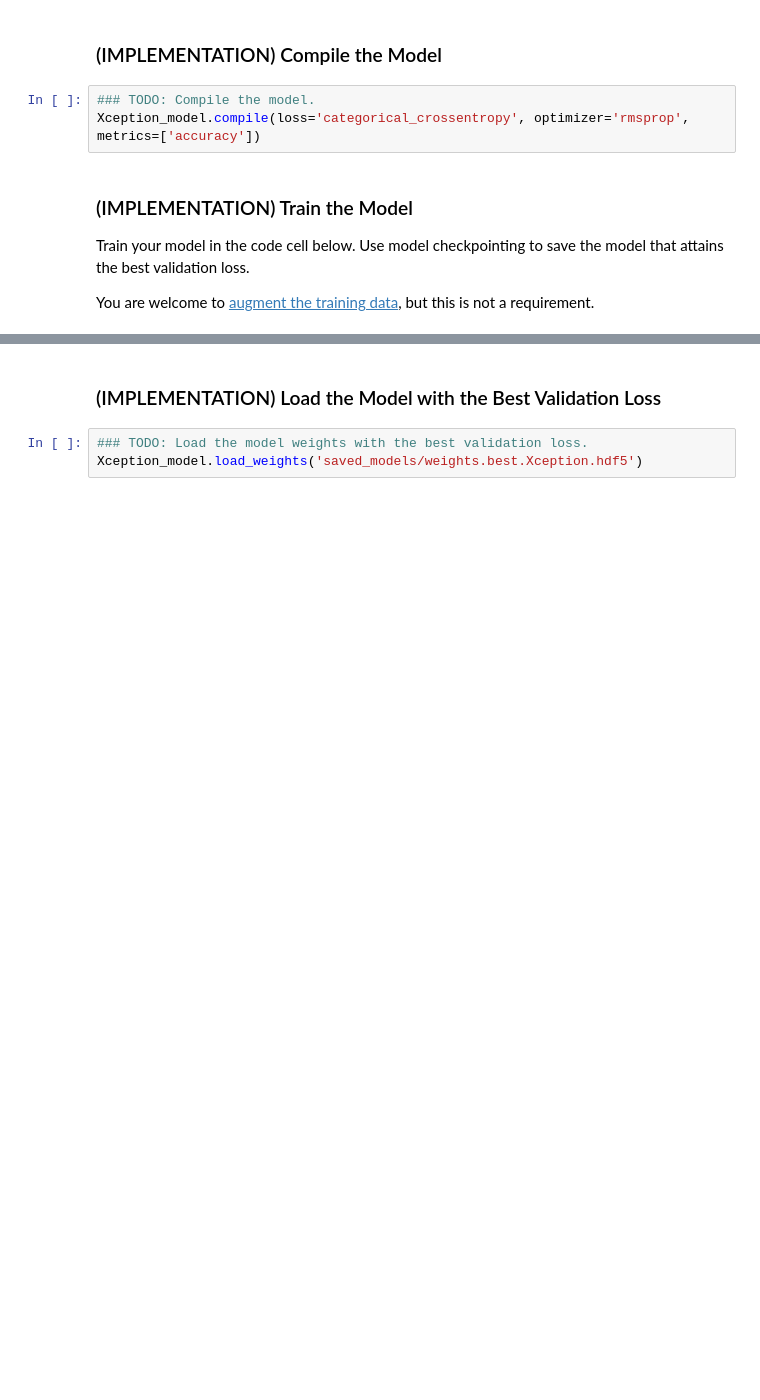
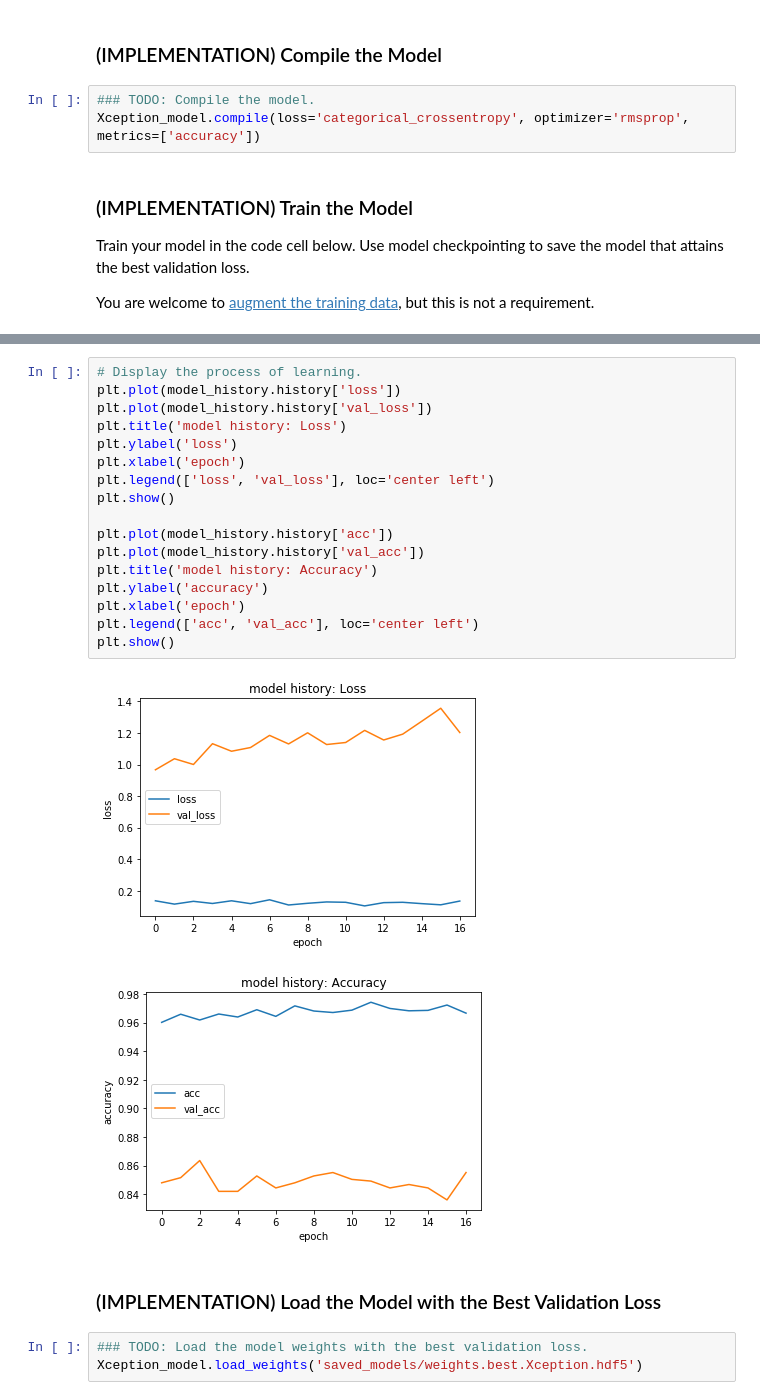
Before and after one commit to kayfuku/MLND_Udacity, a Jupyter notebook: dog_breed_classifier/dog_app.ipynb, the cells around one changed output, grey strips where cells are left out. Saved outputs shown, nothing was run; the diff lists cells and outputs as text; blank space fills up the shorter version.

```diff
--- a/dog_breed_classifier/dog_app.ipynb
+++ b/dog_breed_classifier/dog_app.ipynb
@@ -988,3 +1006,23 @@ Epoch 20/20
+# %%
+# Display the process of learning.
+plt.plot(model_history.history['loss'])
+plt.plot(model_history.history['val_loss'])
+plt.title('model history: Loss')
+plt.ylabel('loss')
+plt.xlabel('epoch')
+plt.legend(['loss', 'val_loss'], loc='center left')
+plt.show()
+
+plt.plot(model_history.history['acc'])
+plt.plot(model_history.history['val_acc'])
+plt.title('model history: Accuracy')
+plt.ylabel('accuracy')
+plt.xlabel('epoch')
+plt.legend(['acc', 'val_acc'], loc='center left')
+plt.show()
+# %% [output]
+[figure, added]
+[figure, added]
 # %% [markdown]
 ### (IMPLEMENTATION) Load the Model with the Best Validation Loss
 # %%
```
Also changed, not shown: parts of 15 cells of this notebook, 1 other file.
